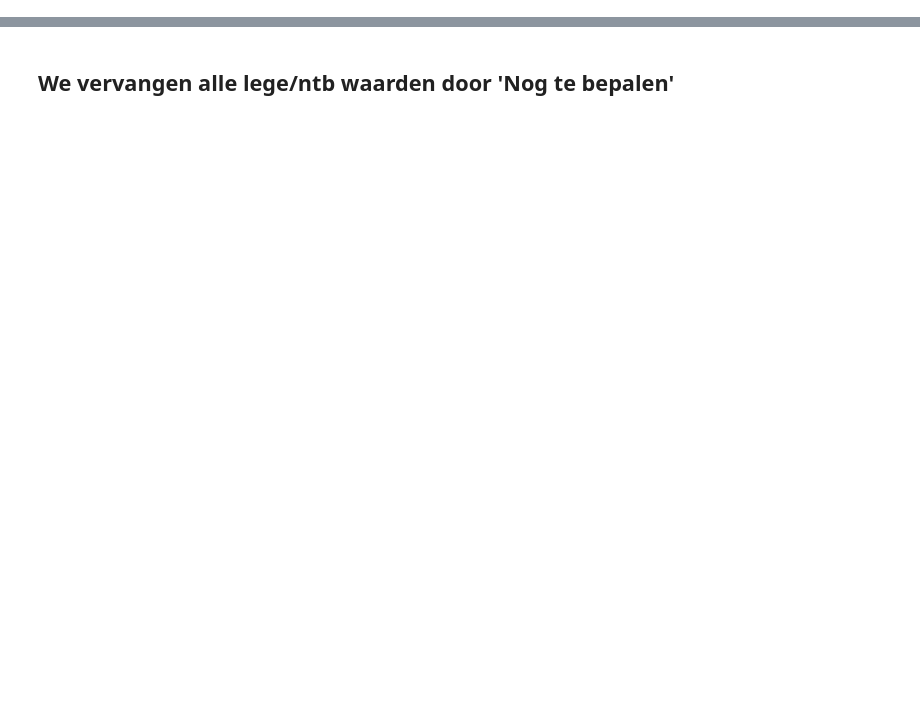
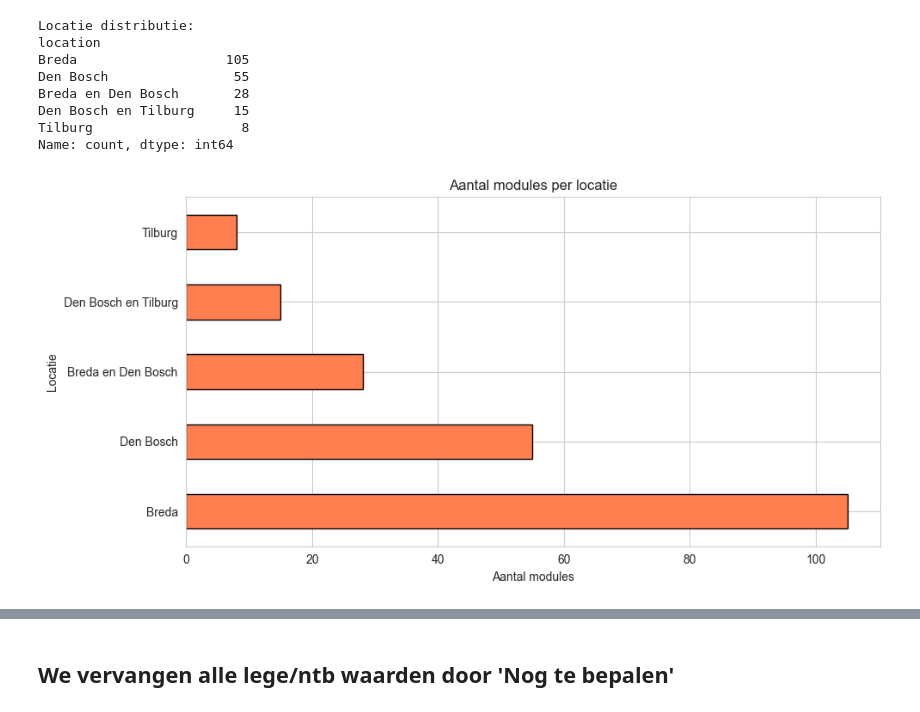
Before and after one commit to PlukZwaal/ATIx2.1_AI_Prototype, a Jupyter notebook: index.ipynb, the cells around one changed output, grey strips where cells are left out. Cells and saved outputs as stored; diff of their text form; code cells hidden in the pictures; blank space fills up the shorter version.

```diff
--- a/index.ipynb
+++ b/index.ipynb
@@ -41,0 +81,23 @@ Dataset geladen: 211 rijen, 20 kolommen
+# %%
+# Locatie analyse
+print("Locatie distributie:")
+location_counts = df['location'].value_counts()
+print(location_counts)
+
+plt.figure(figsize=(10, 5))
+location_counts.plot(kind='barh', color='coral', edgecolor='black')
+plt.title('Aantal modules per locatie')
+plt.xlabel('Aantal modules')
+plt.ylabel('Locatie')
+plt.tight_layout()
+plt.show()
+# %% [output]
+Locatie distributie:
+location
+Breda                   105
+Den Bosch                55
+Breda en Den Bosch       28
+Den Bosch en Tilburg     15
+Tilburg                   8
+Name: count, dtype: int64
+[figure, added]
```
Also changed, not shown: parts of 10 cells of this notebook.
